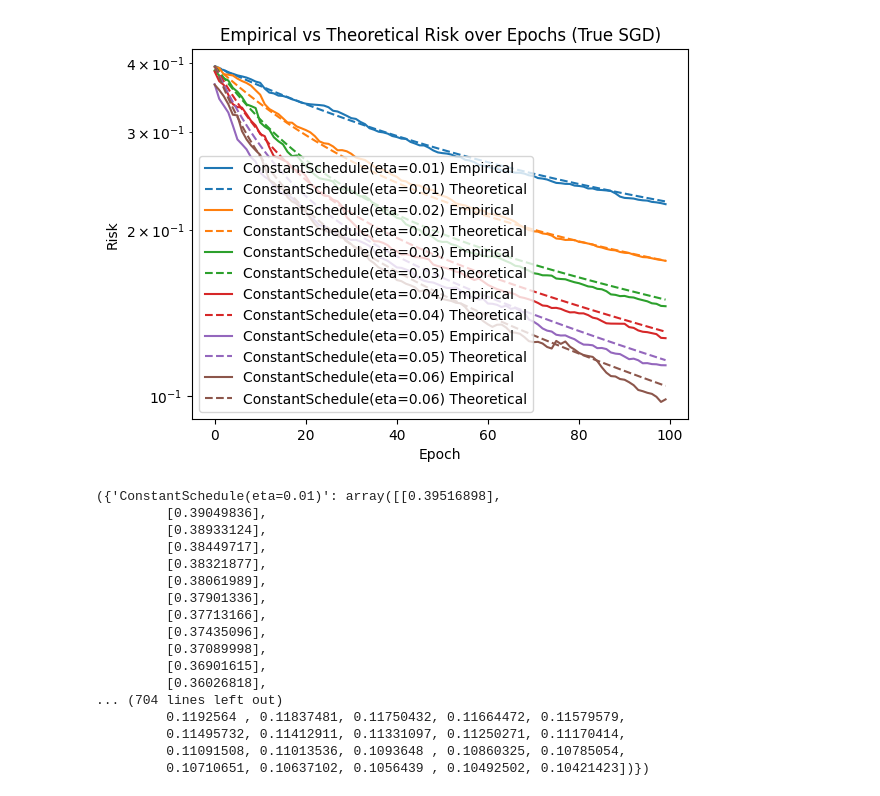
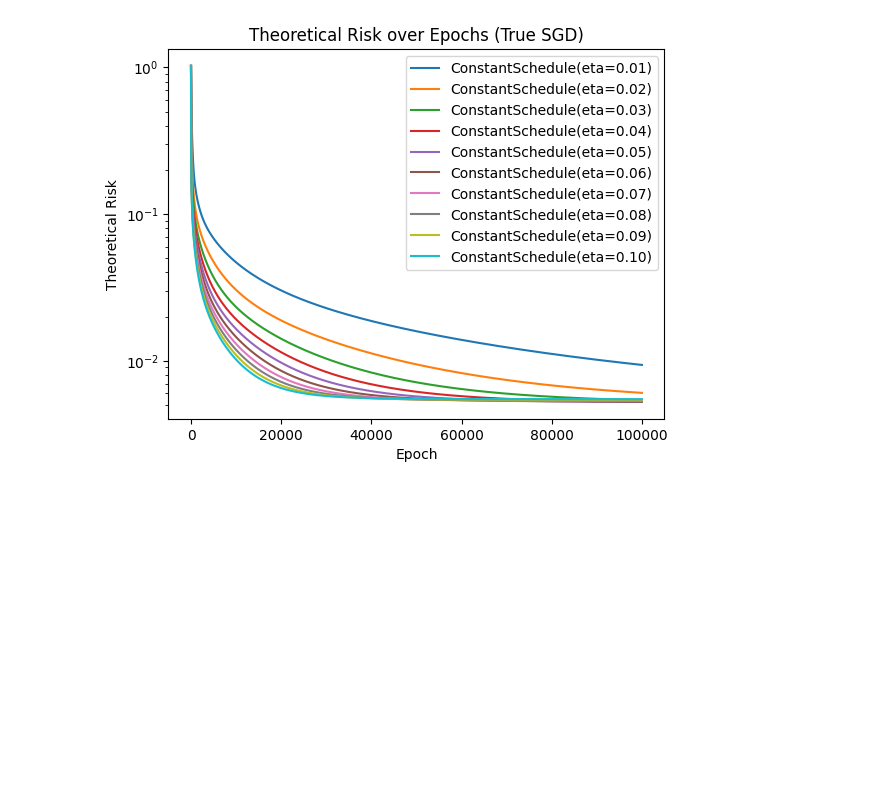
Before and after one commit to noecolomban/Least_Squares, a Jupyter notebook: notebook_plot.ipynb, the cells around one changed output. Drawn from its saved outputs; the diff is of its cells as text; code cells hidden in the pictures; blank space fills up the shorter version.

```diff
--- a/notebook_plot.ipynb
+++ b/notebook_plot.ipynb
@@ -55,27 +40,11 @@ computations_SGD.compute_all_risks(x0, n_runs=n, plot=True)
 # %%
-n = 10
+n = 100
 x0 = np.random.multivariate_normal(np.zeros(dim), np.eye(dim))
+T = 100000
 
-schedules = [ConstantSchedule(steps=T, base_lr=eta) for eta in np.linspace(0.01, 0.06, num=6)]
-schedules_names = [f"ConstantSchedule(eta={eta:.2f})" for eta in np.linspace(0.01, 0.06, num=6)]
+schedules = [ConstantSchedule(steps=T, base_lr=eta) for eta in np.linspace(0.01, 0.1, num=10)]
+schedules_names = [f"ConstantSchedule(eta={eta:.2f})" for eta in np.linspace(0.01, 0.1, num=10)]
 computations_SGD_many = Computations(model, schedules=schedules, schedules_names=schedules_names, sgd_class=SGD)
-computations_SGD_many.compute_all_risks(x0, n_runs=n, plot=True)
+all = computations_SGD_many.compute_all_theoretical_risks(x0,  plot=True, log_scale=True)
 # %% [output]
-[figure, old version]
+[figure, new version]
-({'ConstantSchedule(eta=0.01)': array([[0.39516898],
-         [0.39049836],
-         [0.38933124],
-         [0.38449717],
-         [0.38321877],
-         [0.38061989],
-         [0.37901336],
-         [0.37713166],
-         [0.37435096],
-         [0.37089998],
-         [0.36901615],
-         [0.36026818],
-... (704 lines left out)
-         0.1192564 , 0.11837481, 0.11750432, 0.11664472, 0.11579579,
-         0.11495732, 0.11412911, 0.11331097, 0.11250271, 0.11170414,
-         0.11091508, 0.11013536, 0.1093648 , 0.10860325, 0.10785054,
-         0.10710651, 0.10637102, 0.1056439 , 0.10492502, 0.10421423])})
```
Also changed, not shown: parts of 2 cells of this notebook, 37 other files.
